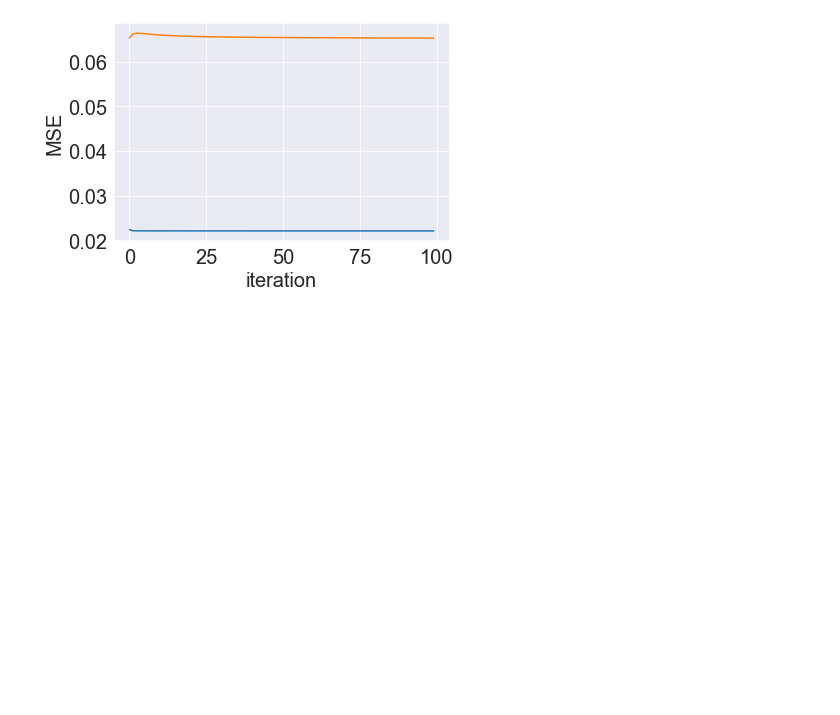
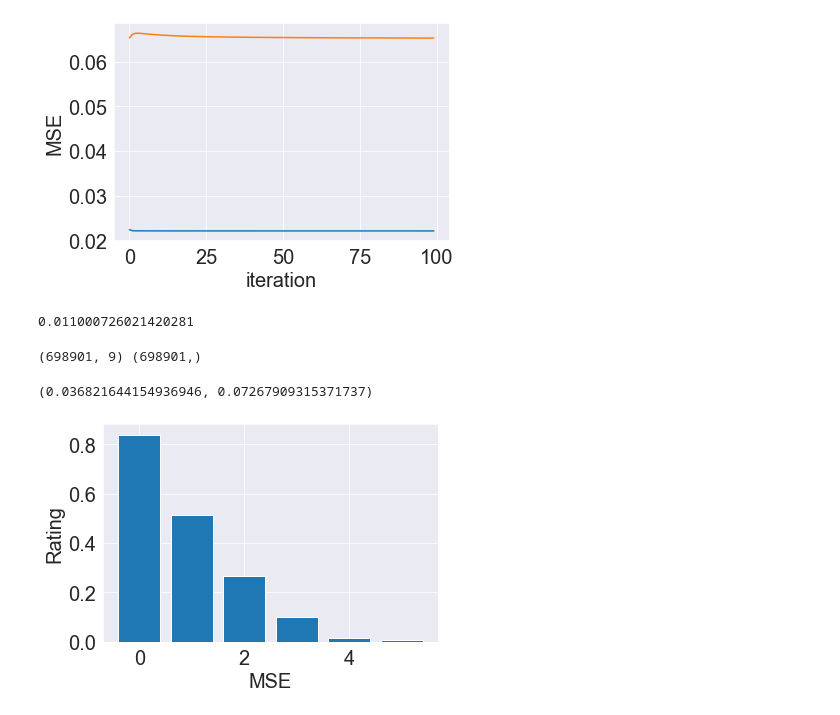
Before and after one commit to pbcpraveen/SavorSync, a Jupyter notebook: data_analysis/Analysis.ipynb, the cells around one changed output. Drawn from its saved outputs; the diff is of its cells as text; code cells hidden in the pictures; blank space fills up the shorter version.

```diff
--- a/data_analysis/Analysis.ipynb
+++ b/data_analysis/Analysis.ipynb
@@ -342,0 +346,4 @@ plt.savefig('data_analysis/plots/latentFactorModelTrainValLoss.png', bbox_inches
+# %%
+len(x) / 1132198
+# %% [output]
+0.011000726021420281
@@ -342,0 +352,5 @@ plt.savefig('data_analysis/plots/latentFactorModelTrainValLoss.png', bbox_inches
+# %%
+model.train()
+# %% [output]
+(698901, 9) (698901,)
+(0.036821644154936946, 0.07267909315371737)
@@ -342,0 +359,5 @@ plt.savefig('data_analysis/plots/latentFactorModelTrainValLoss.png', bbox_inches
+# %%
+# plot values of d
+plt.barplot
+# %% [output]
+[figure, added]
```
Also changed, not shown: parts of 5 cells of this notebook, 1 other file.
